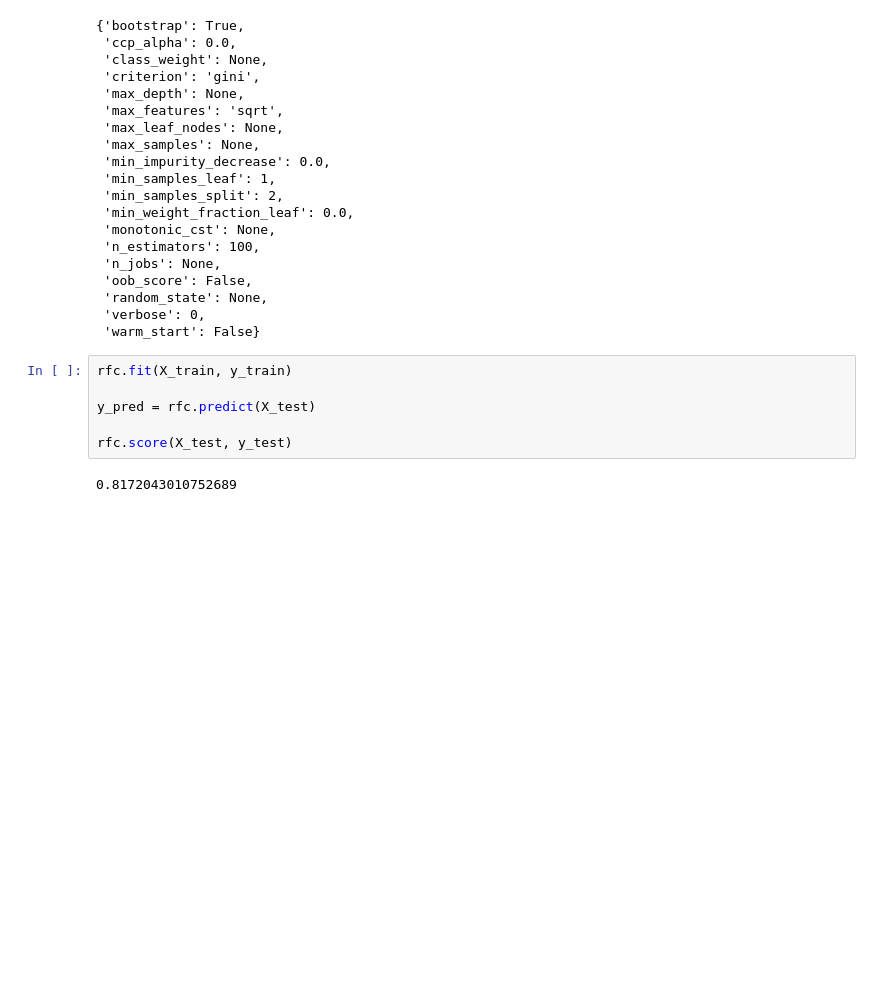
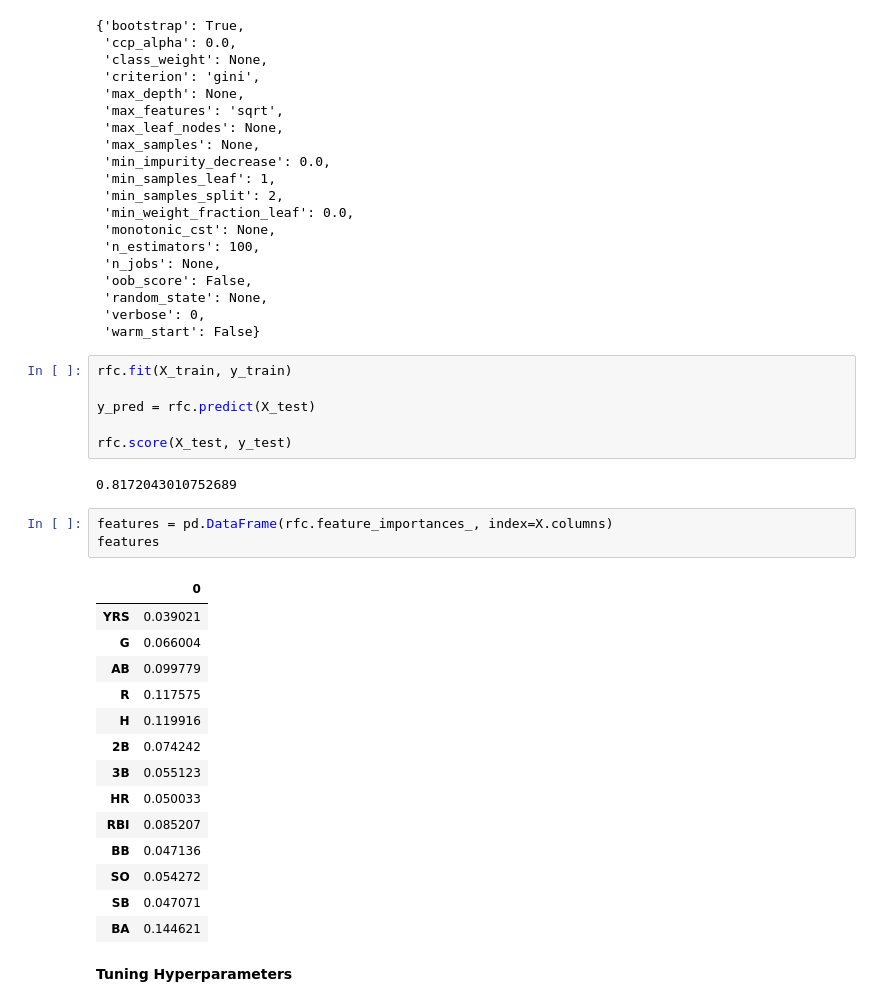
Before and after one commit to Suprim-Karki/ai-ml-portfolio, a Jupyter notebook: machine-learning/scikit-learn/random_forest.ipynb, the cells around one changed output. Cells and saved outputs as stored; diff of their text form; blank space fills up the shorter version.

Commit message:
Random Forest Hyperparameter tuning

```diff
--- a/machine-learning/scikit-learn/random_forest.ipynb
+++ b/machine-learning/scikit-learn/random_forest.ipynb
@@ -71,3 +71,23 @@ y_pred = rfc.predict(X_test)
 rfc.score(X_test, y_test)
 # %% [output]
 0.8172043010752689
+# %%
+features = pd.DataFrame(rfc.feature_importances_, index=X.columns)
+features
+# %% [output]
+|  | 0 |
+| YRS | 0.039021 |
+| G | 0.066004 |
+| AB | 0.099779 |
+| R | 0.117575 |
+| H | 0.119916 |
+| 2B | 0.074242 |
+| 3B | 0.055123 |
+| HR | 0.050033 |
+| RBI | 0.085207 |
+| BB | 0.047136 |
+| SO | 0.054272 |
+| SB | 0.047071 |
+| BA | 0.144621 |
+# %% [markdown]
+**Tuning Hyperparameters**
```
Also changed, not shown: parts of 3 cells of this notebook.
